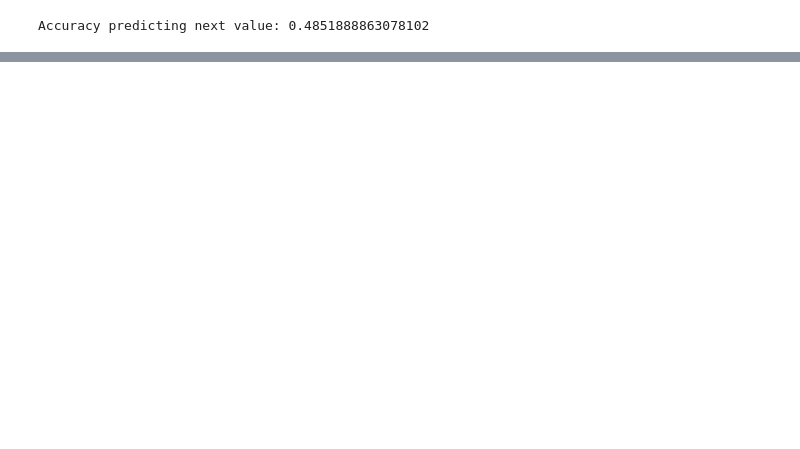
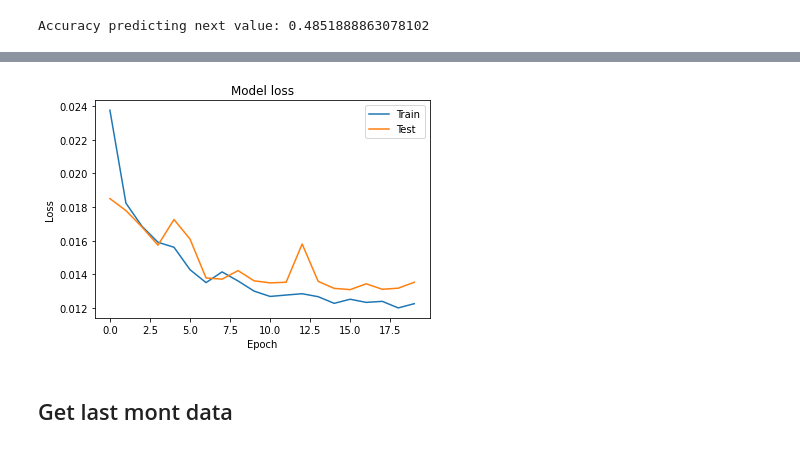
Before and after one commit to sjdonado/real-time-temp-forecast-baq, a Jupyter notebook: notebooks/build_model.ipynb, the cells around one changed output, grey strips where cells are left out. Cells and saved outputs as stored; diff of their text form; code cells hidden in the pictures; blank space fills up the shorter version.

Commit message:
feat: build_model SVR & LSTM

```diff
--- a/notebooks/build_model.ipynb
+++ b/notebooks/build_model.ipynb
@@ -185,0 +220,14 @@ plt.show()
+# %%
+def create_dataset(dataset, time_steps):
+    '''Function to create a dataset to feed into an LSTM. Returns X, Y'''
+    X, Y = [], []
+    for i in range(dataset.shape[0] - time_steps):
+        X.append(dataset[i:(i + time_steps), 0])
+        Y.append(dataset[i + time_steps, 0])
+    return np.array(X), np.array(Y)
+
+
+time_steps = 4
+X_train, y_train = create_dataset(train_data, time_steps)
+
+X_train = X_train.reshape(X_train.shape[0], time_steps, 1)
@@ -185,0 +236,16 @@ plt.show()
+# %%
+model = Sequential()
+
+model.add(LSTM(units=100, return_sequences=True, input_shape=(X_train.shape[1], 1)))
+model.add(Dropout(0.4))
+
+model.add(LSTM(units=100))
+model.add(Dropout(0.4))
+
+# Output layer
+model.add(Dense(units=1))
+
+# Compiling the model
+model.compile(optimizer='adam', loss='mean_squared_error')
+
+model.summary()
@@ -185,0 +273,3 @@ plt.show()
+# %%
+# Fitting the model to the Training set
+hist = model.fit(X_train, y_train, epochs=20, batch_size=4, validation_split=.3)
@@ -185,0 +294,12 @@ plt.show()
+# %%
+plt.plot(hist.history['loss'])
+plt.plot(hist.history['val_loss'])
+plt.title('Model loss')
+plt.ylabel('Loss')
+plt.xlabel('Epoch')
+plt.legend(['Train', 'Test'], loc='best')
+plt.show();
+# %% [output]
+[figure, added]
+# %% [markdown]
+## Get last mont data
```
Also changed, not shown: parts of 31 cells of this notebook.
